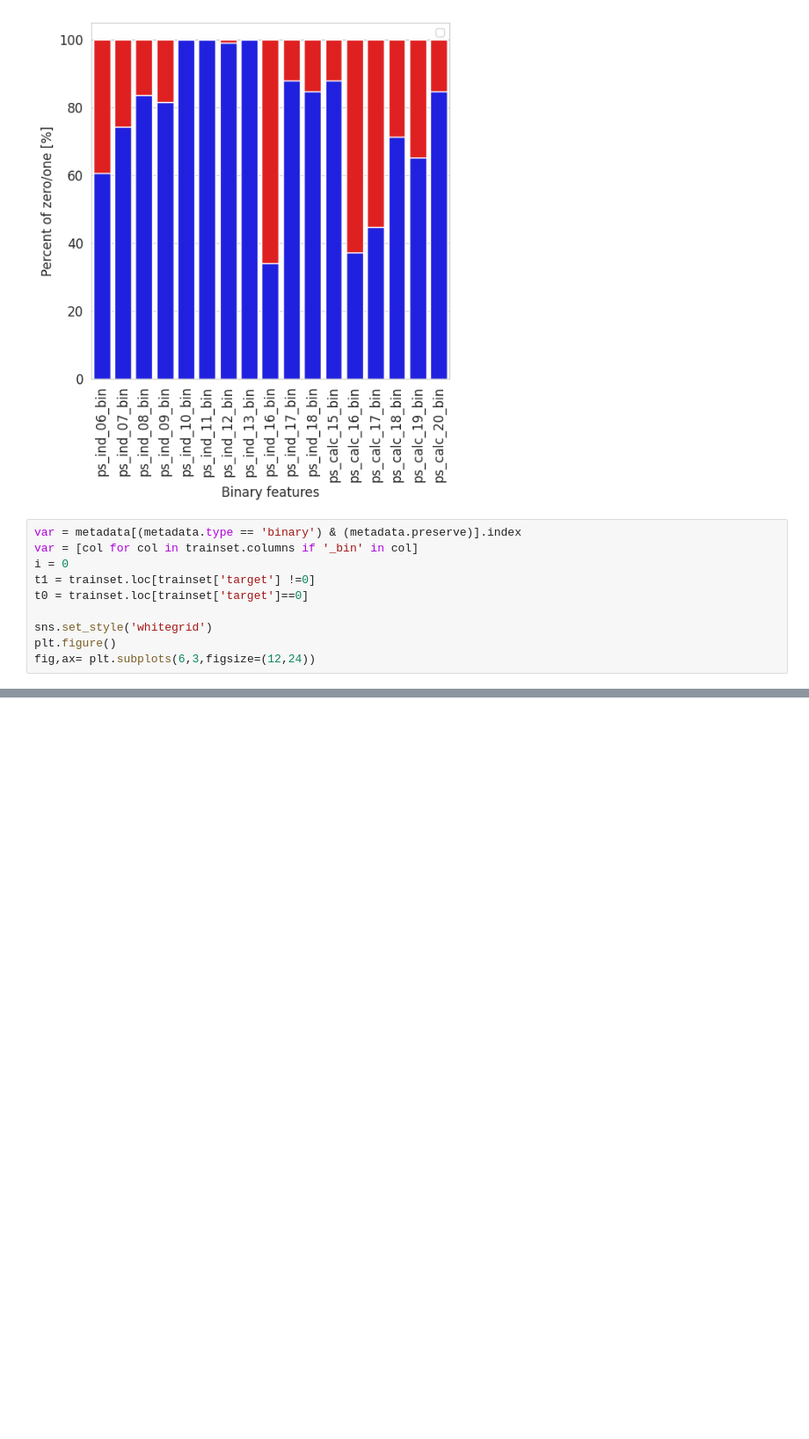
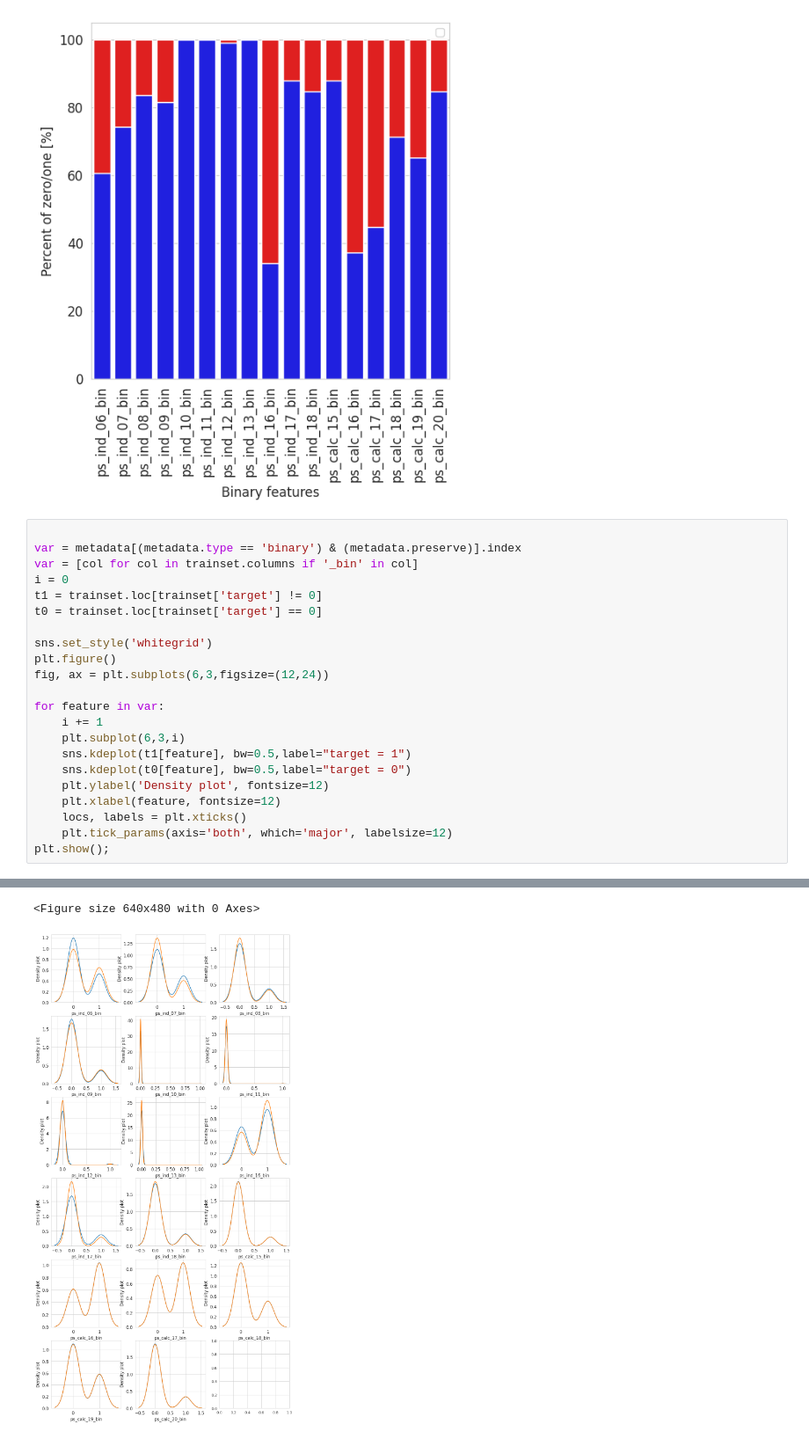
Before and after one commit to jhk990602/datapractice, a Jupyter notebook: Untitled4.ipynb, the cells around one changed output, grey strips where cells are left out. Shown at 88% size. Cells and saved outputs as stored; diff of their text form; blank space fills up the shorter version.

```diff
--- a/Untitled4.ipynb
+++ b/Untitled4.ipynb
@@ -321,12 +319,25 @@ See: https://matplotlib.org/stable/tutorials/intermediate/legend_guide.html#cont
 <Figure size 640x480 with 0 Axes>
 [figure]
 # %%
+
 var = metadata[(metadata.type == 'binary') & (metadata.preserve)].index
 var = [col for col in trainset.columns if '_bin' in col]
 i = 0
-t1 = trainset.loc[trainset['target'] !=0]
-t0 = trainset.loc[trainset['target']==0]
+t1 = trainset.loc[trainset['target'] != 0]
+t0 = trainset.loc[trainset['target'] == 0]
 
 sns.set_style('whitegrid')
 plt.figure()
-fig,ax= plt.subplots(6,3,figsize=(12,24))
+fig, ax = plt.subplots(6,3,figsize=(12,24))
+
+for feature in var:
+    i += 1
+    plt.subplot(6,3,i)
+    sns.kdeplot(t1[feature], bw=0.5,label="target = 1")
+    sns.kdeplot(t0[feature], bw=0.5,label="target = 0")
+    plt.ylabel('Density plot', fontsize=12)
+    plt.xlabel(feature, fontsize=12)
+    locs, labels = plt.xticks()
+    plt.tick_params(axis='both', which='major', labelsize=12)
+plt.show();
+# %% [output]
@@ -332,0 +361,2 @@ fig,ax= plt.subplots(6,3,figsize=(12,24))
+<Figure size 640x480 with 0 Axes>
+[figure, added]
```
Also changed, not shown: parts of 10 cells of this notebook.
